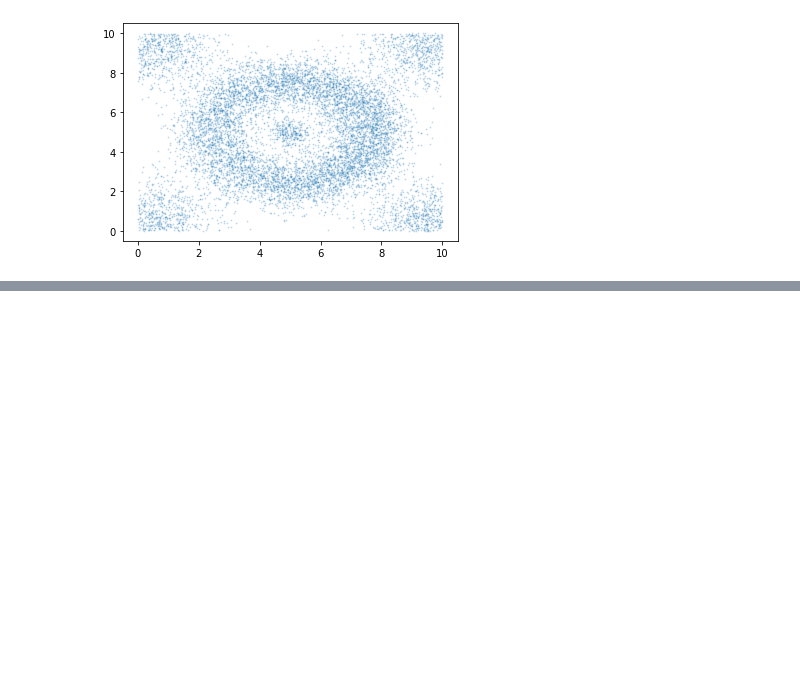
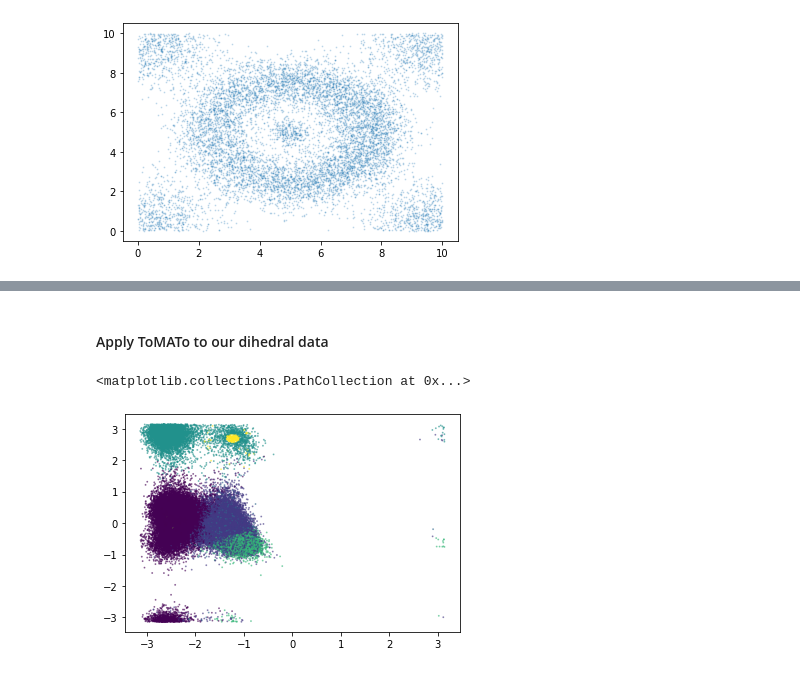
Before and after one commit to bricerauby/Protein_conformation_analysis, a Jupyter notebook: tomato_implementation.ipynb, the cells around one changed output, grey strips where cells are left out. Saved outputs shown, nothing was run; the diff lists cells and outputs as text; code cells hidden in the pictures; blank space fills up the shorter version.

```diff
--- a/tomato_implementation.ipynb
+++ b/tomato_implementation.ipynb
@@ -170,0 +201,9 @@ plt.scatter(toy_ex_dens_cors_arr.T[0], toy_ex_dens_cors_arr.T[1], c=clusters, s=
+# %% [markdown]
+#### Apply ToMATo to our dihedral data
+# %%
+limit = 100_000
+clusters = tomato(dihedral_coor_array[:limit], k=1000, tau=.0001)
+plt.scatter(dihedral_coor_array[:limit,0], dihedral_coor_array[:limit,1], c=clusters, s=0.8, alpha=0.5)
+# %% [output]
+<matplotlib.collections.PathCollection at 0x...>
+[figure, added]
```
Also changed, not shown: parts of 7 cells of this notebook, 29 other files.
